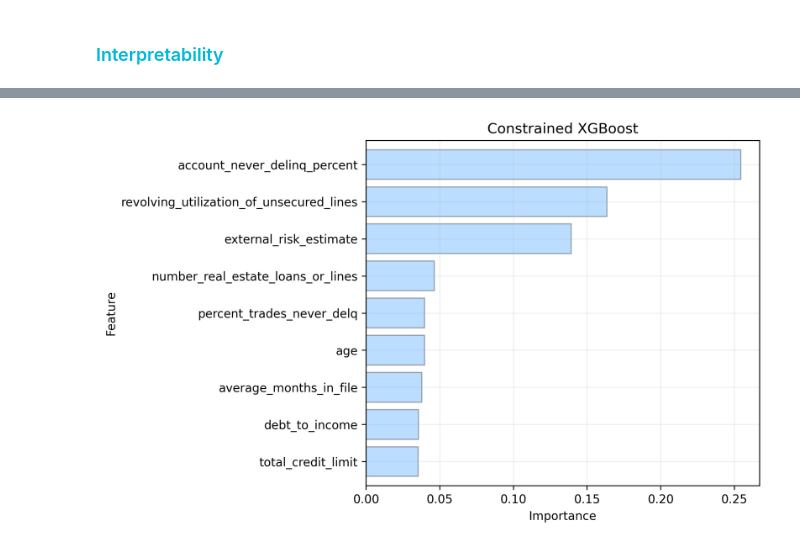
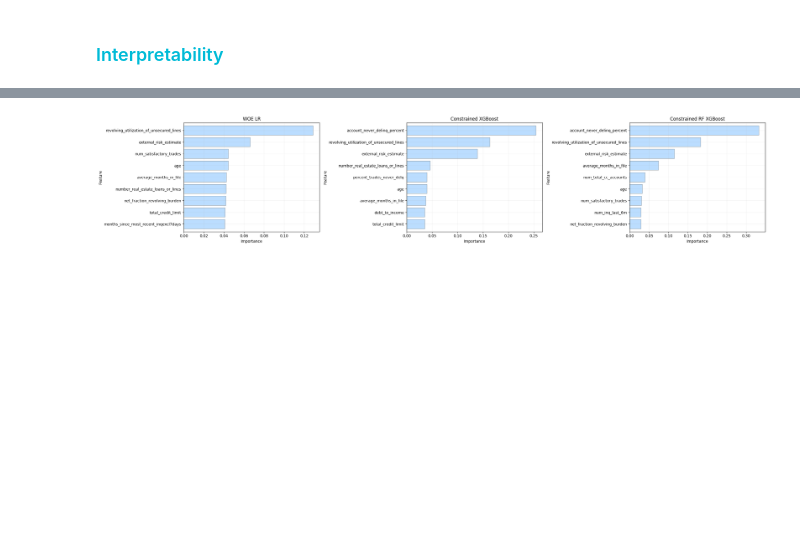
Before and after one commit to deburky/xml-scoring, a Jupyter notebook: models.ipynb, the cells around one changed output, grey strips where cells are left out. Saved outputs shown, nothing was run; the diff lists cells and outputs as text; code cells hidden in the pictures; blank space fills up the shorter version.

```diff
--- a/models.ipynb
+++ b/models.ipynb
@@ -566,38 +594,58 @@ plt.show()
+# %%
+# scorecard.py adaptation to get individual scores
+score_woe = X_woe.loc[ix_test].copy()
+for feature in X_woe.columns:
+    feature_scores = abs(
+        woe_scorer(X=X_woe.loc[ix_test], scorecard=scorecard, variable_name=feature)
+    )
+    score_woe[feature] = feature_scores
+score_woe["Score"] = score_woe.sum(axis=1)
 # %%
-feats = score_xgb.columns.to_list()
-feats.remove("Score")
+dataframes = [
+    ("score_woe", score_woe),
+    ("score_xgb", score_xgb),
+    ("score_xgb_rf", score_xgb_rf),
+]
 
-importances = {"Feature": [], "Importance": []}
+fig, axes = plt.subplots(1, 3, figsize=(25, 5))
 
-for feat in feats:
-    importance = (score_xgb[feat] / score_xgb['Score']).mean()
-    importances["Feature"].append(feat)
-    importances["Importance"].append(importance)
+for i, (df_name, df) in enumerate(dataframes):
+    feats = df.columns.to_list()
+    feats.remove("Score")
 
-bstr_importances = pd.DataFrame(importances).sort_values(
-    by="Importance", ascending=True
-)
-# select top 7 features
-bstr_importances_top = bstr_importances.sort_values(by="Importance", ascending=False)[
-    0:9
-]
-top_imp = bstr_importances_top.iloc[:, 0].to_list()
+    importances = {"Feature": [], "Importance": []}
 
-fig = plt.figure(figsize=(8, 5), dpi=300)
-bstr_importances[bstr_importances["Feature"].isin(top_imp)].plot(
-    kind="barh",
-    width=0.8,
-    color="dodgerblue",
-    title="Constrained XGBoost",
-    alpha=0.3,
-    x="Feature",
-    legend=False,
-    xlabel="Importance",
-    edgecolor="black",
-    ax=plt.gca(),
-)
-plt.grid(alpha=0.2)
+    for feat in feats:
+        importance = (df[feat] / df["Score"]).mean()
+        importances["Feature"].append(feat)
+        importances["Importance"].append(importance)
+
+    bstr_importances = pd.DataFrame(importances).sort_values(
+        by="Importance", ascending=True
+    )
+    # Select top features
+    bstr_importances_top = bstr_importances.sort_values(
+        by="Importance", ascending=False
+    )[0:9]
+    top_imp = bstr_importances_top.iloc[:, 0].to_list()
+
+    bstr_importances[bstr_importances["Feature"].isin(top_imp)].plot(
+        kind="barh",
+        width=0.8,
+        color="dodgerblue",
+        title=f"{model_labels[df_name]}",
+        alpha=0.3,
+        x="Feature",
+        legend=False,
+        xlabel="Importance",
+        edgecolor="black",
+        ax=axes[i],
+    )
+    axes[i].grid(alpha=0.2)
+
 plt.tight_layout()
-# fig.savefig('custom_importance.png', bbox_inches='tight', dpi=600)
+fig.savefig("images/scorecard_importances.pdf", format="pdf", dpi=1200, bbox_inches="tight", transparent=True)
+
+plt.show()
 # %% [output]
-[figure, old version]
+[figure, new version]
```
Also changed, not shown: parts of 24 cells of this notebook, 1 other file.
